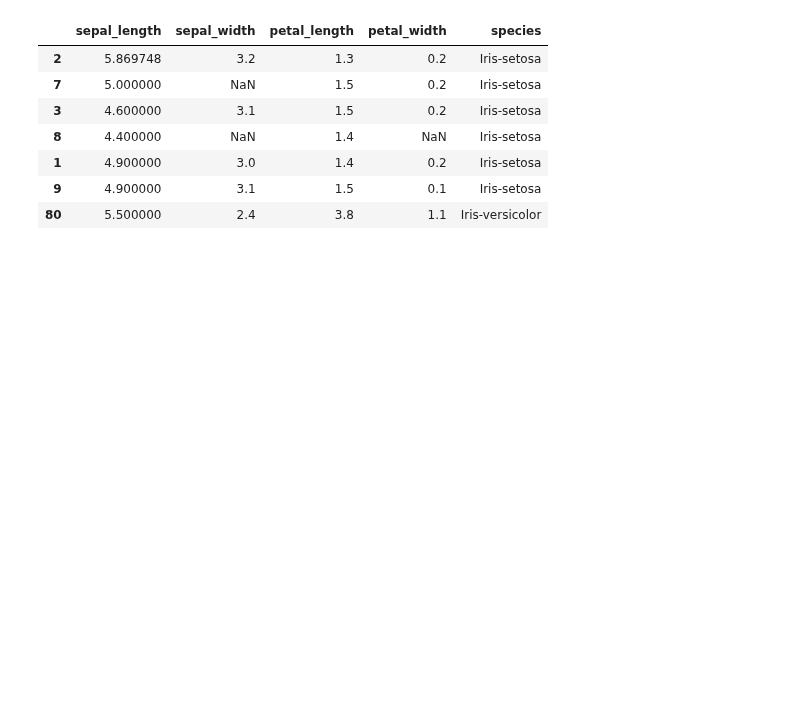
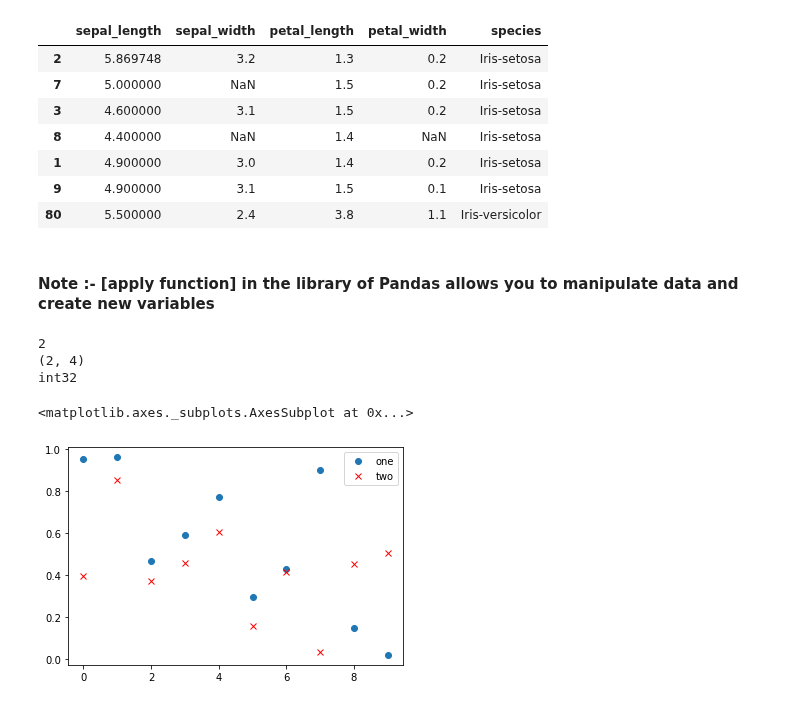
Before and after one commit to aryangulati/Python_Code, a Jupyter notebook: 2.)PYTHON_BASICS/PYTHON Pandas/Pandas.ipynb, the cells around one changed output. Drawn from its saved outputs; the diff is of its cells as text; code cells hidden in the pictures; blank space fills up the shorter version.

Commit message:
updated Pandas

```diff
--- a/2.)PYTHON_BASICS/PYTHON Pandas/Pandas.ipynb
+++ b/2.)PYTHON_BASICS/PYTHON Pandas/Pandas.ipynb
@@ -724,3 +724,5 @@ df.iloc[[2,7,3,8,1,9,80]]
 | 1 | 4.900000 | 3.0 | 1.4 | 0.2 | Iris-setosa |
 | 9 | 4.900000 | 3.1 | 1.5 | 0.1 | Iris-setosa |
 | 80 | 5.500000 | 2.4 | 3.8 | 1.1 | Iris-versicolor |
+# %% [markdown]
+#### Note :- [apply function] in the library of Pandas allows you to manipulate data and create new variables
@@ -726,0 +731,23 @@ df.iloc[[2,7,3,8,1,9,80]]
+# %%
+series = [[23,45,12,67945744], [14,48,69,38]]
+#if the no. iis more than 10 then dtype is 64
+new_series = np.array(series)
+
+print (new_series.ndim)
+
+print (new_series.shape)
+
+print (new_series.dtype)
+# %% [output]
+2
+(2, 4)
+int32
+# %%
+di = {'one' : np.random.rand(10),
+     'two' : np.random.rand(10)}
+df = pd.DataFrame(di)
+# %%
+df.plot(style=['o','rx'])
+# %% [output]
+<matplotlib.axes._subplots.AxesSubplot at 0x...>
+[figure, added]
```
Also changed, not shown: parts of 6 cells of this notebook.
